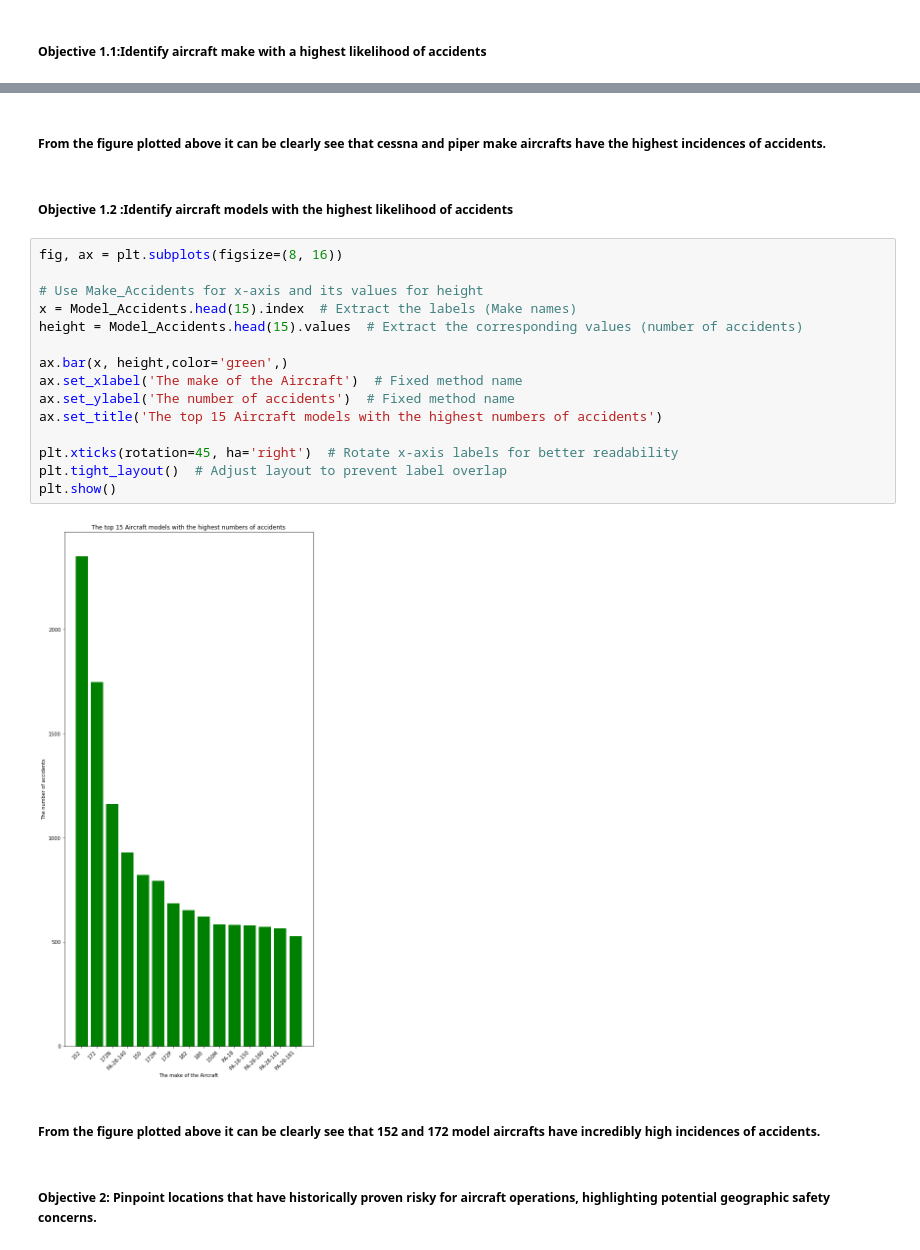
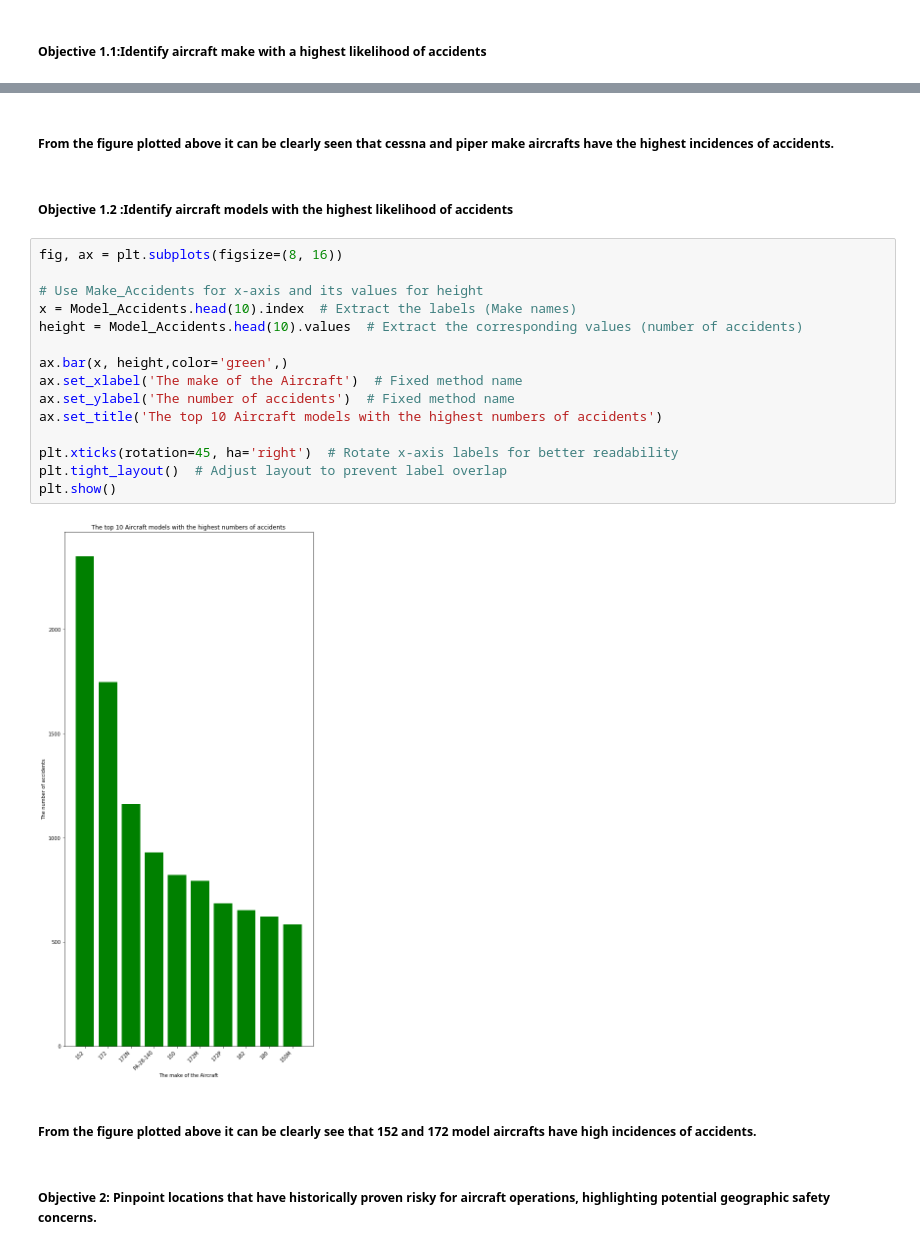
Before and after one commit to Lyster-01/phase1-project, a Jupyter notebook: index.ipynb, the cells around one changed output, grey strips where cells are left out. Cells and saved outputs as stored; diff of their text form.

```diff
--- a/index.ipynb
+++ b/index.ipynb
@@ -421,26 +442,26 @@ plt.show()
 # %% [markdown]
-##### From the figure plotted above it can be clearly see that cessna and piper make aircrafts have the highest incidences of accidents.
+##### From the figure plotted above it can be clearly seen that cessna and piper make aircrafts have the highest incidences of accidents.
 # %% [markdown]
 ##### Objective 1.2 :Identify aircraft  models with the highest likelihood of  accidents
 # %%
 fig, ax = plt.subplots(figsize=(8, 16))
 
 # Use Make_Accidents for x-axis and its values for height
-x = Model_Accidents.head(15).index  # Extract the labels (Make names)
-height = Model_Accidents.head(15).values  # Extract the corresponding values (number of accidents)
+x = Model_Accidents.head(10).index  # Extract the labels (Make names)
+height = Model_Accidents.head(10).values  # Extract the corresponding values (number of accidents)
 
 ax.bar(x, height,color='green',)
 ax.set_xlabel('The make of the Aircraft')  # Fixed method name
 ax.set_ylabel('The number of accidents')  # Fixed method name
-ax.set_title('The top 15 Aircraft models with the highest numbers of accidents')
+ax.set_title('The top 10 Aircraft models with the highest numbers of accidents')
 
 plt.xticks(rotation=45, ha='right')  # Rotate x-axis labels for better readability
 plt.tight_layout()  # Adjust layout to prevent label overlap
 plt.show()
 # %% [output]
-[figure, old version]
+[figure, new version]
 # %% [markdown]
-##### From the figure plotted above it can be clearly see that 152 and 172 model aircrafts have incredibly high  incidences of accidents.
+##### From the figure plotted above it can be clearly see that 152 and 172 model aircrafts have  high  incidences of accidents.
 # %% [markdown]
 ##### Objective 2: Pinpoint locations that have historically proven risky for aircraft operations, highlighting potential geographic safety concerns.
 # %%
```
Also changed, not shown: parts of 27 cells of this notebook, 6 other files.
